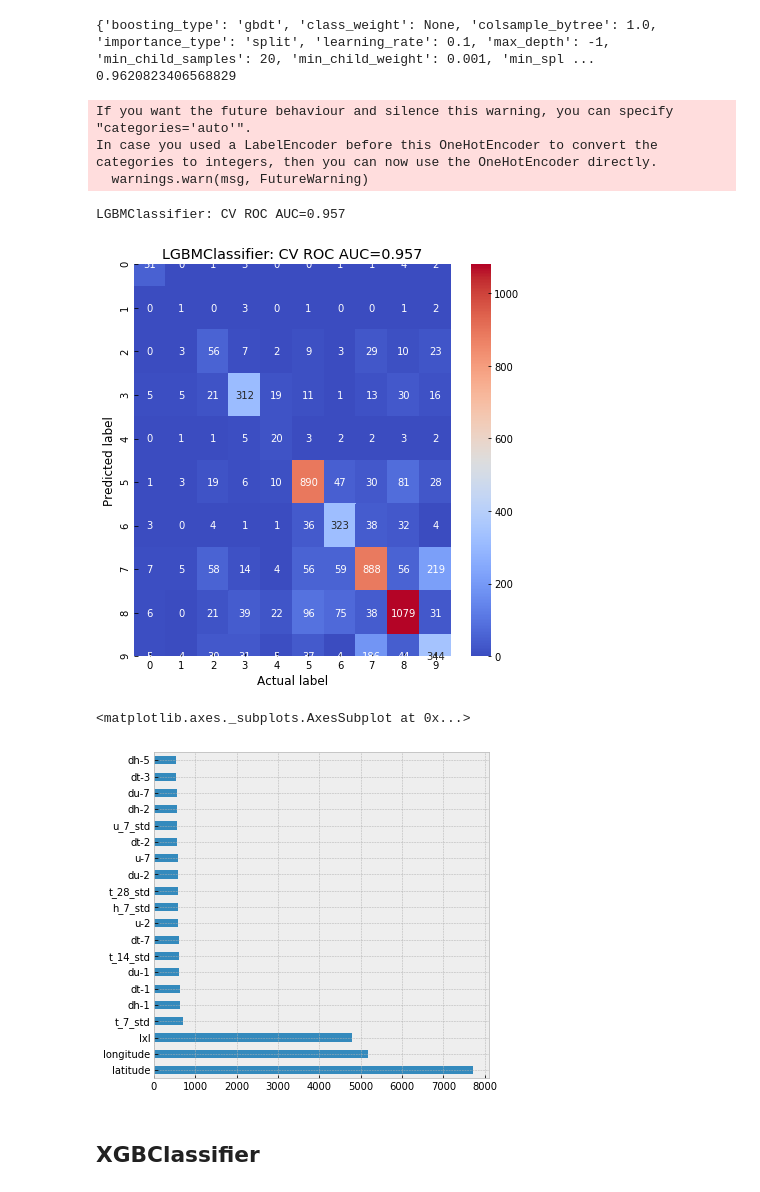
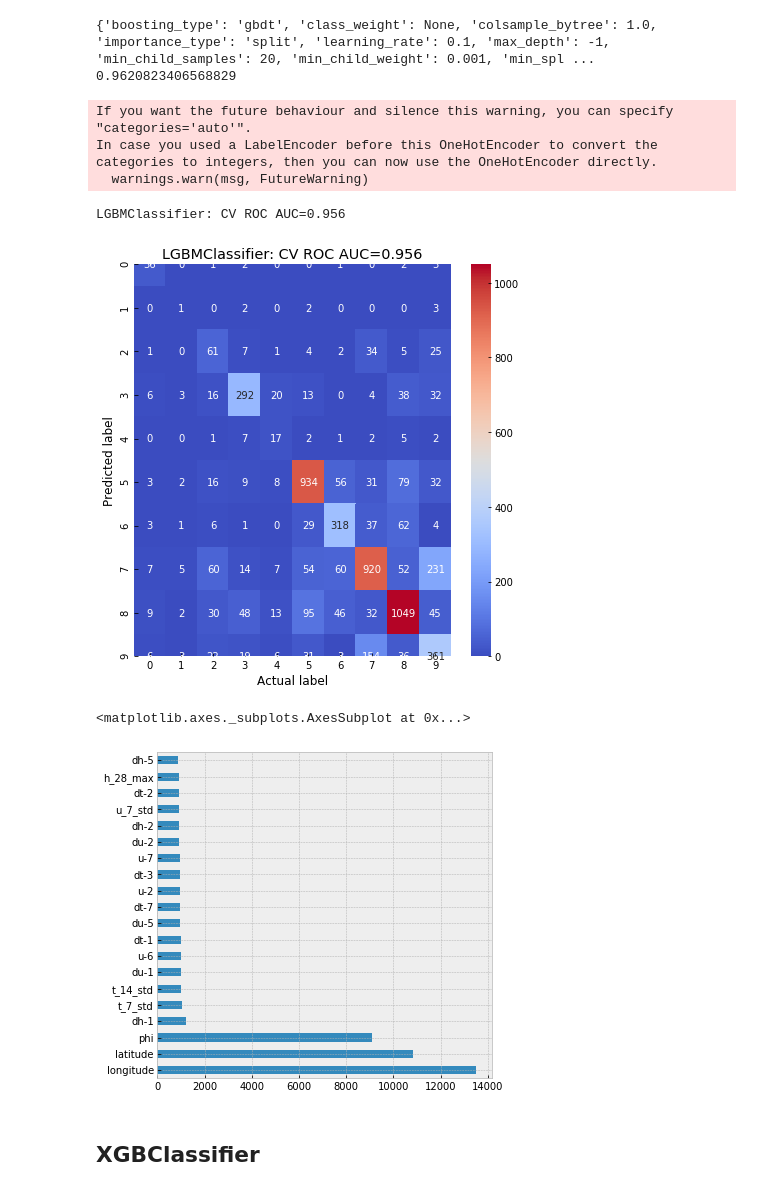
Before and after one commit to andygoosh/wildfire.sberbank.ai, a Jupyter notebook: workinprogress.ipynb, the cells around one changed output. Cells and saved outputs as stored; diff of their text form; code cells hidden in the pictures.

```diff
--- a/workinprogress.ipynb
+++ b/workinprogress.ipynb
@@ -489,7 +503,7 @@ from lightgbm import LGBMClassifier
 
 X, y = prepare_data(one_hotted=False)
 
-estimators = 200
+estimators = 340 #340
 
 params = {'boosting_type': 'gbdt',
  'class_weight': None,
@@ -509,41 +523,38 @@ params = {'boosting_type': 'gbdt',
  'reg_lambda': 1.0,
  'silent': True,
  'subsample': 1.0,
  'subsample_for_bin': 200000,
  'subsample_freq': 0
  }
 
 lgbm = LGBMClassifier(**params)
 
 X_train, X_cv, y_train, y_cv = train_test_split(X, y, test_size=0.25, random_state=RS)
 
 lgbm.fit(X_train, y_train)
 
 y_pred = lgbm.predict_proba(X_cv)
 
 df_predictions = pd.DataFrame(
     y_pred,
     index=y_cv.index,
     columns=[
         'fire_{}_prob'.format(class_id)
         for class_id in lgbm.classes_
     ]
 )
 
 y_hotted = get_one_hot( y_cv )
 auc = draw_confusion_matrix(y_hotted, df_predictions, lgbm);
-
-feat_importances = pd.Series(lgbm.feature_importances_, index=X.columns)
-feat_importances.nlargest(20).plot(kind='barh')
 # %% [output]
 If you want the future behaviour and silence this warning, you can specify "categories='auto'".
 In case you used a LabelEncoder before this OneHotEncoder to convert the categories to integers, then you can now use the OneHotEncoder directly.
   warnings.warn(msg, FutureWarning)
-LGBMClassifier: CV ROC AUC=0.957
+LGBMClassifier: CV ROC AUC=0.956
-[figure, old version]
+[figure, new version]
 # %%
 feat_importances = pd.Series(lgbm.feature_importances_, index=X.columns)
 feat_importances.nlargest(20).plot(kind='barh')
 # %% [output]
 <matplotlib.axes._subplots.AxesSubplot at 0x...>
-[figure, old version]
+[figure, new version]
```
Also changed, not shown: parts of 25 cells of this notebook.
